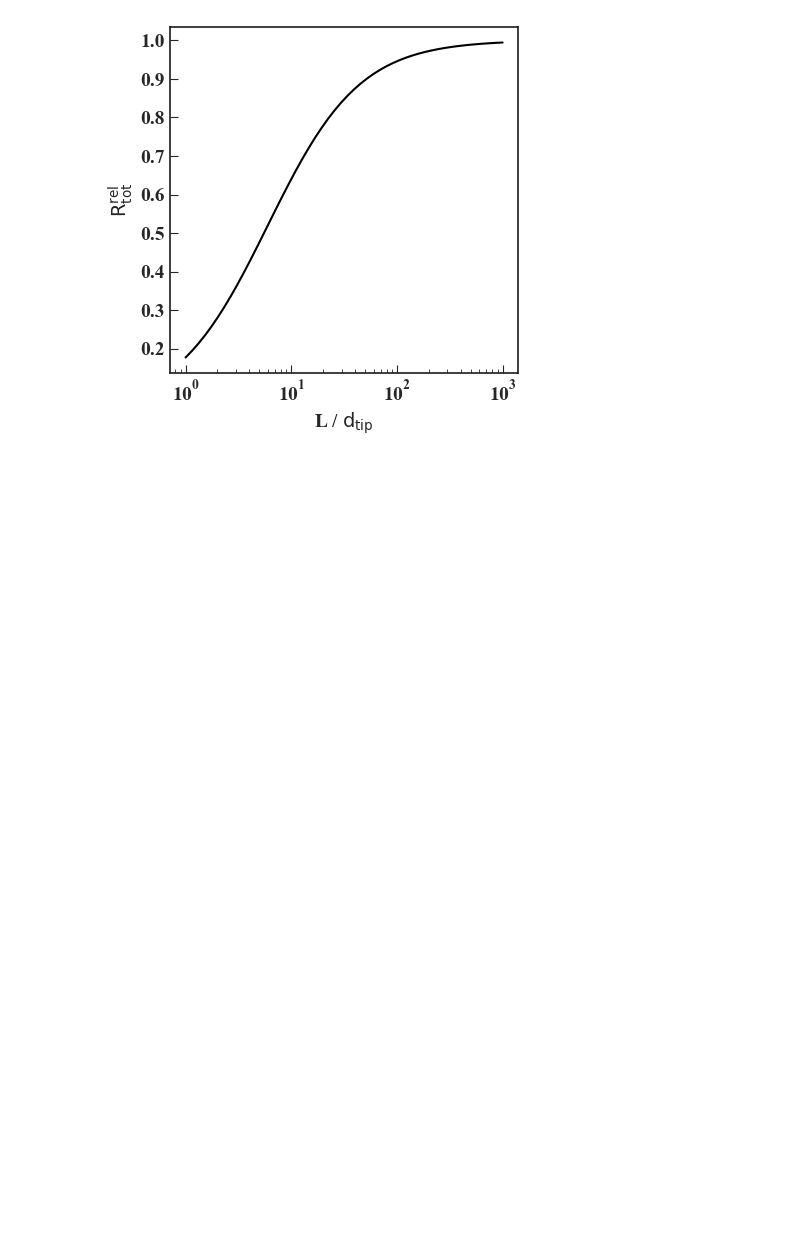
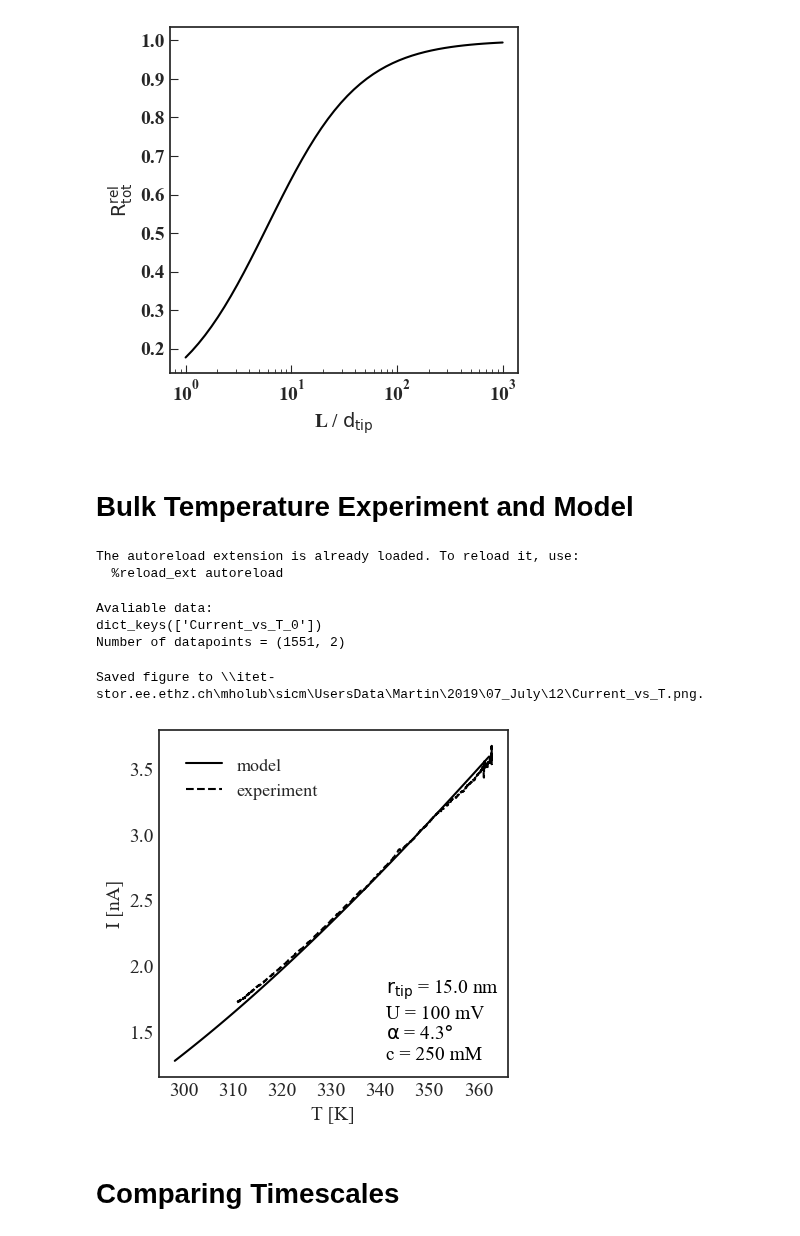
Before and after one commit to martinholub/sicm, a Jupyter notebook: notebooks/model.ipynb, the cells around one changed output. Cells and saved outputs as stored; diff of their text form; code cells hidden in the pictures; blank space fills up the shorter version.

Commit message:
Modelling current/T/tip behaviour
- also checking timescales

```diff
--- a/notebooks/model.ipynb
+++ b/notebooks/model.ipynb
@@ -389,3 +381,61 @@ lens = np.logspace(0, 3, 50) * pipette.d_tip
 pipette.plot_resistance(medium, lens, scale = "logx", ticks = True)
 # %% [output]
 [figure]
+# %% [markdown]
+# Bulk Temperature Experiment and Model
+# %%
+import numpy as np
+import os
+
+import sys
+sys.path.append("..")
+from sicm.models.pipette import Pipette
+from sicm.models.medium import Medium, Conductivity
+from sicm.models.current import TestCurrent
+
+from sicm import io
+
+%load_ext autoreload
+%autoreload 2
+# %% [output]
+The autoreload extension is already loaded. To reload it, use:
+  %reload_ext autoreload
+# %%
+datadir = r"\\itet-stor.ee.ethz.ch\mholub\sicm\UsersData\Martin\2019\07_July\12"
+exp_name = "Current_vs_T"
+files, date = io.get_files(datadir, exp_name, "txt")
+result = io.load_result(files, exp_name, "txt")
+# %% [output]
+Avaliable data:
+dict_keys(['Current_vs_T_0'])
+Number of datapoints = (1551, 2)
+# %%
+U = 0.1
+r_tip = 15e-9
+alpha = 4.3
+c0 = 0.25
+
+tc = TestCurrent(U, r_tip, alpha)
+Ts = np.arange(298.15, 363.15)
+
+add_data = {
+    "x": [result["Current_vs_T_0"][:, 0]],
+    "y": [result["Current_vs_T_0"][:, 1] * 1e9],
+    "leg": ["experiment"]
+}
+
+txt = r"$\rm{r_{tip}}$ = " + "{:.1f} nm".format(r_tip * 1e9)
+txt += "\n" + "U = {:.0f} mV".format(U * 1e3)
+txt += "\n" + r"$\rm{\alpha}$ = " + r"{:.1f}$\degree$".format(alpha)
+txt += "\n" + "c = {:.0f} mM".format(c0 * 1e3)
+
+fname = os.path.join(datadir, exp_name + ".png")
+
+tc.plot_current(Ts, c0 = c0, add_data = add_data,
+                text = txt, text_loc = (0.65, 0.05),
+               fname = fname)
+# %% [output]
+Saved figure to \\itet-stor.ee.ethz.ch\mholub\sicm\UsersData\Martin\2019\07_July\12\Current_vs_T.png.
+[figure, added]
+# %% [markdown]
+# Comparing Timescales
```
Also changed, not shown: parts of 6 cells of this notebook, 3 other files.
